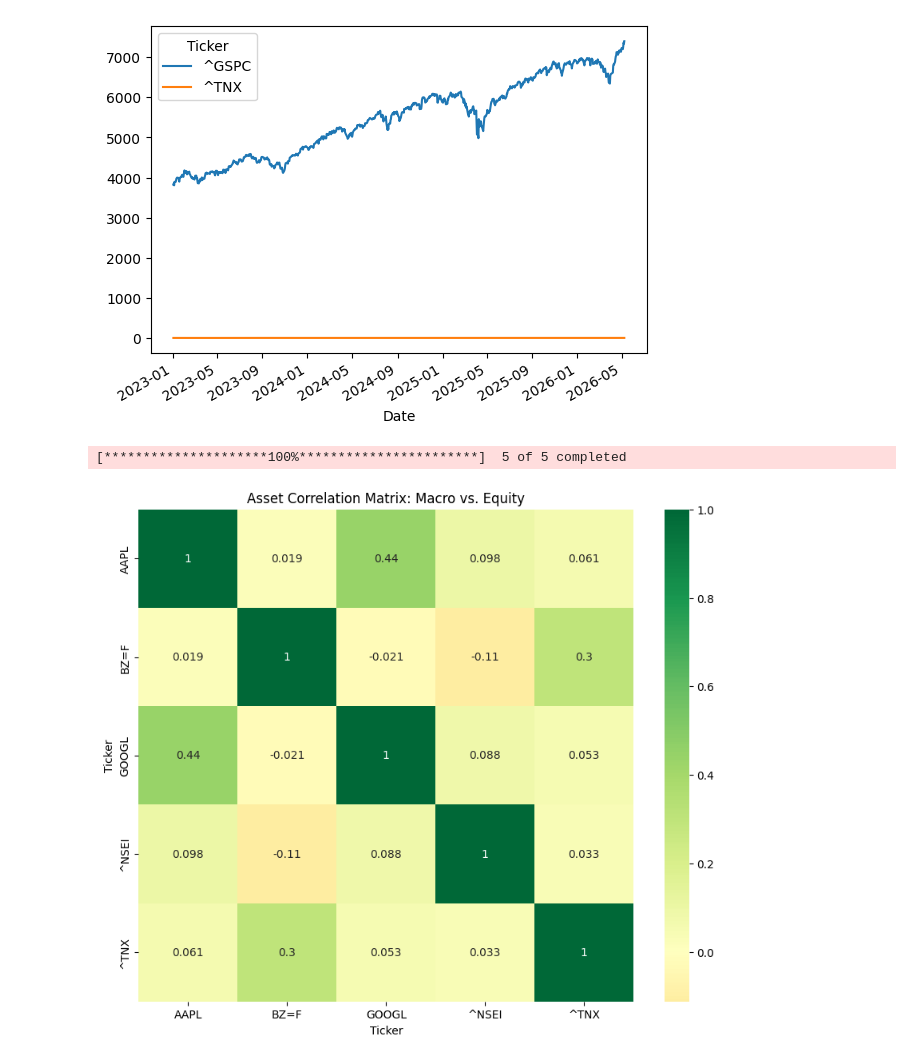
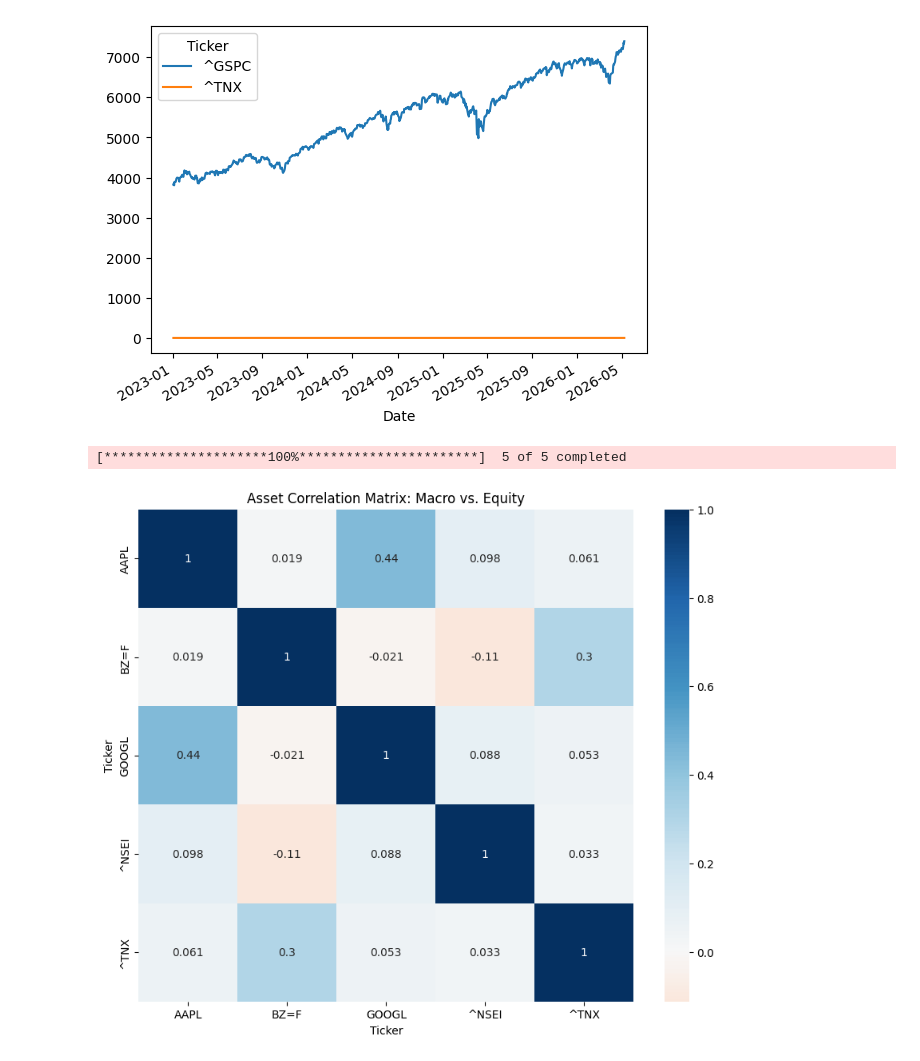
Before and after one commit to aadios2311-wq/Equity-Research-Macro-Tracker, a Jupyter notebook: Untitled0.ipynb, the cells around one changed output. Cells and saved outputs as stored; diff of their text form; code cells hidden in the pictures.

```diff
--- a/Untitled0.ipynb
+++ b/Untitled0.ipynb
@@ -13,31 +13,31 @@ data['Close'].plot()
 # %%
 import yfinance as yf
 import pandas as pd
 import seaborn as sns
 import matplotlib.pyplot as plt
 
 # 1. Define the assets you want to track
 # Brent Oil, US 10Y Yield, Nifty 50 (India), and Apple (US Tech), and Google
 tickers = ["BZ=F", "^TNX", "^NSEI", "AAPL", "GOOGL"]
 
 # 2. Download the data (last 2 years)
 df = yf.download(tickers, period="2y")['Close']
 
 # 3. Convert prices to daily percentage changes (Returns)
 # This is crucial! Correlations on raw prices are often misleading.
 returns = df.pct_change().dropna()
 
 # 4. Create the correlation matrix
 matrix = returns.corr()
 
 # 5. Visualize it with a Heatmap
 plt.figure(figsize=(10, 8))
-sns.heatmap(matrix, annot=True, cmap='RdYlGn', center=0)
+sns.heatmap(matrix, annot=True, cmap='RdBu', center=0)
 plt.title('Asset Correlation Matrix: Macro vs. Equity')
 plt.show()
 # %% [output]
 [*********************100%***********************]  5 of 5 completed
-[figure, old version]
+[figure, new version]
 # %%
 # Initialize the ticker
 exchange_rate = yf.Ticker("INR=X")
```
Also changed, not shown: parts of 1 cell of this notebook.
